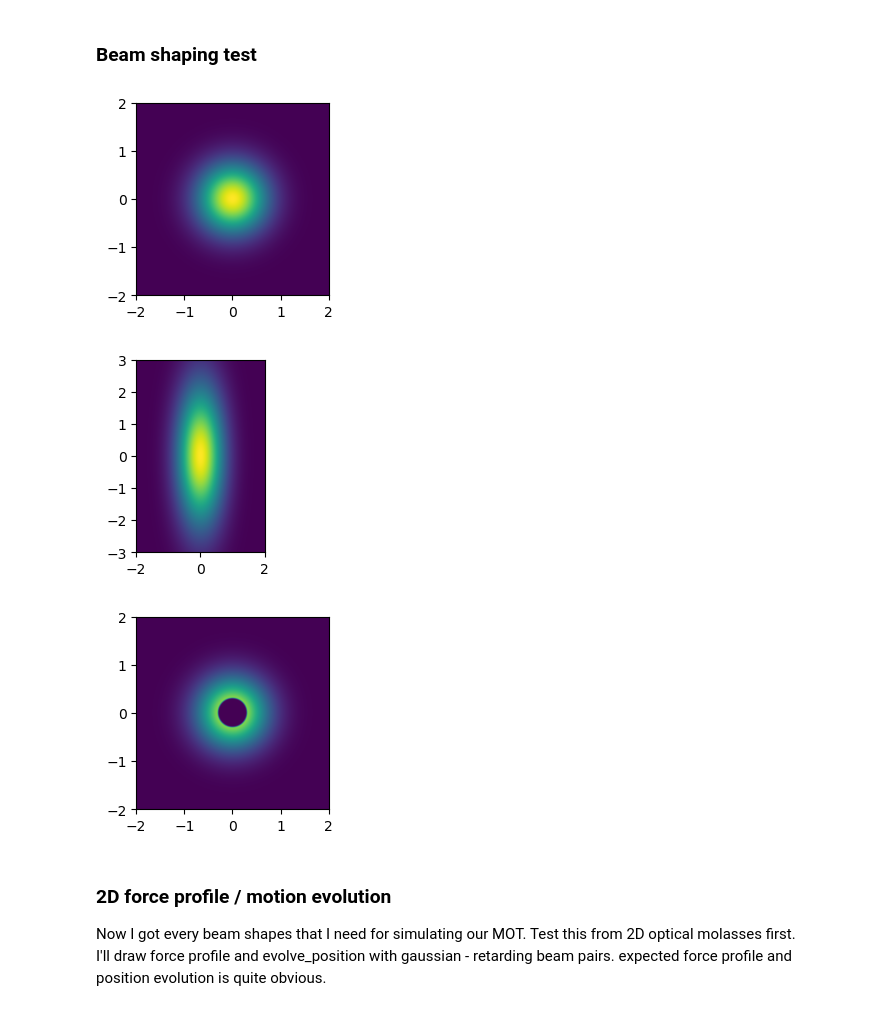
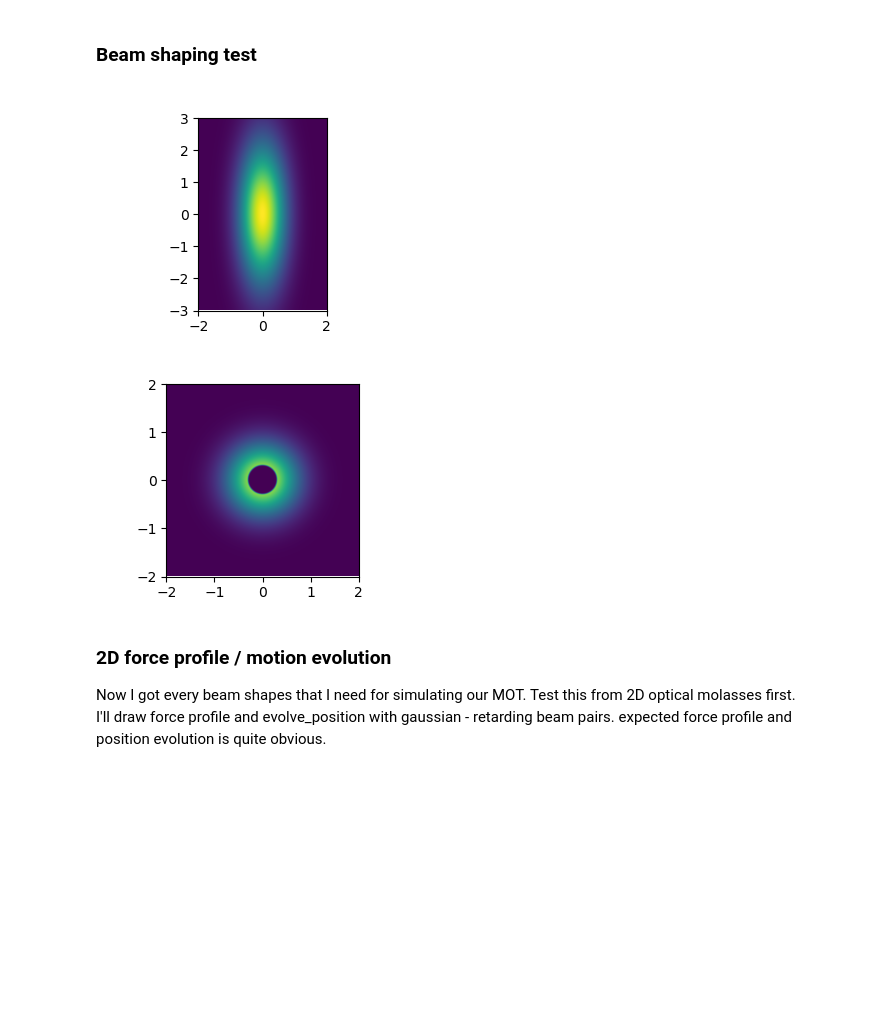
Before and after one commit to 5ikKwon/MOTSimulation, a Jupyter notebook: 2DMOT_test.ipynb, the cells around one changed output. Cells and saved outputs as stored; diff of their text form; code cells hidden in the pictures; blank space fills up the shorter version.

```diff
--- a/2DMOT_test.ipynb
+++ b/2DMOT_test.ipynb
@@ -66,46 +67,45 @@ import numpy as np
 import matplotlib.pyplot as plt
 
 X, Y = np.meshgrid(np.linspace(-2, 2, 1001),
                    np.linspace(-2, 2, 1001))
 Rt=np.array([X, Y, np.zeros(X.shape)])
 tt=np.zeros(X.shape)
 
-example_beam = fields.gaussianBeam(kvec=np.array([0., 0., 1.]), pol=+1, s=5, delta=-2, wb=1)
-
-plt.figure("Gaussian Beam", figsize=(3.25, 2.5))
-plt.clf()
-plt.imshow(example_beam.intensity(R=Rt,t=tt),
-           origin='lower',
-           extent=(-2, 2,
-                   -2, 2))
-plt.clim((0, 5))
-plt.set_cmap('viridis')
+# example_beam = fields.gaussianBeam(kvec=np.array([0., 0., 1.]), pol=+1, s=5, delta=-2, wb=1)
+#
+# plt.figure("Gaussian Beam", figsize=(3.25, 2.5))
+# plt.clf()
+# plt.imshow(example_beam.intensity(R=Rt,t=tt),
+#            origin='lower',
+#            extent=(-2, 2,
+#                    -2, 2))
+# plt.clim((0, 5))
+# plt.set_cmap('viridis')
 
 example_beam = fields.ellipticalgaussianBeam(kvec=np.array([0., 0., 1.]), pol=+1, s=5, delta=-2, wa=1, wb=2)
 
 plt.figure("Elliptical Gaussian Beam", figsize=(3.25, 2.5))
 plt.clf()
 plt.imshow(example_beam.intensity(R=Rt,t=tt),
            origin='lower',
            extent=(-2, 2,
                    -3, 3))
 plt.clim((0, 5))
 plt.set_cmap('viridis')
 
 example_beam = fields.donutBeam(kvec=np.array([0., 0., 1.]), pol=+1, s=5, delta=-2,h=0.3, wb=1)
 
 plt.figure("Retarding Beam", figsize=(3.25, 2.5))
 plt.clf()
 plt.imshow(example_beam.intensity(R=Rt,t=tt),
            origin='lower',
            extent=(-2, 2,
                    -2, 2))
 plt.clim((0, 5))
 plt.set_cmap('viridis')
 # %% [output]
-[figure, old version]
+[figure, new version]
-[figure, old version]
+[figure, new version]
-[figure, removed]
 # %% [markdown]
 ### 2D force profile / motion evolution
 Now I got every beam shapes that I need for simulating our MOT. Test this from 2D optical molasses first.
```
Also changed, not shown: parts of 43 cells of this notebook, 4 other files.
